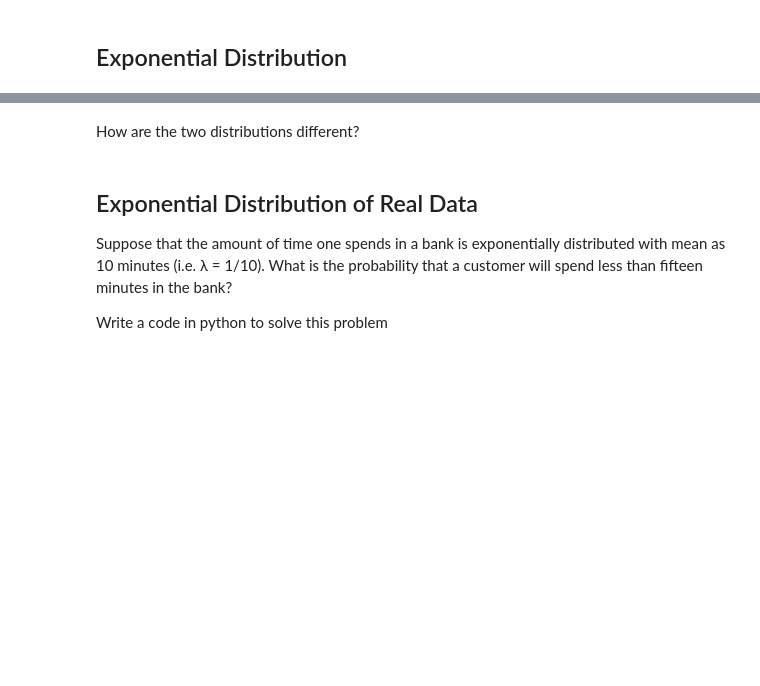
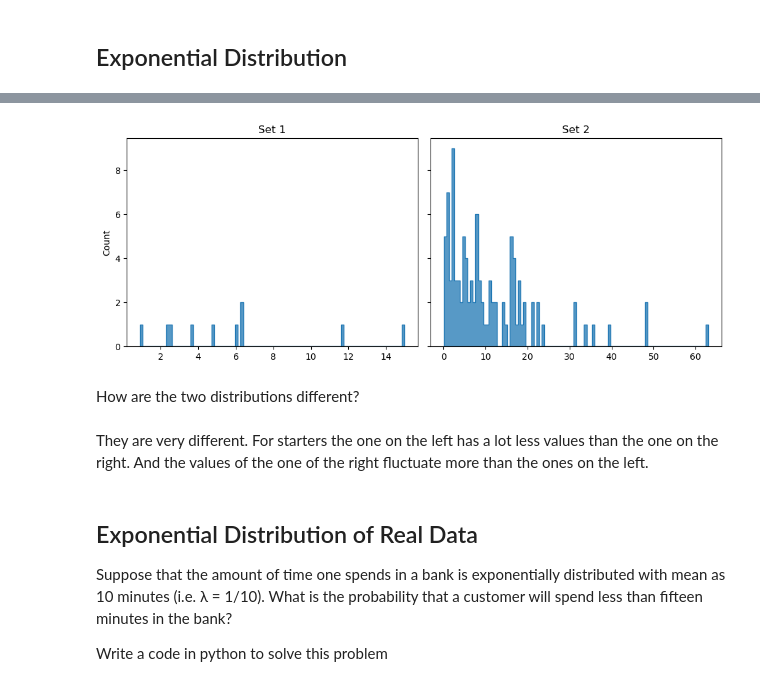
Before and after one commit to Ironhack-Data-Madrid-Octubre-2023/6.1-lab_continuous_probability_distributions, a Jupyter notebook: your-code/main.ipynb, the cells around one changed output, grey strips where cells are left out. Drawn from its saved outputs; the diff is of its cells as text; code cells hidden in the pictures; blank space fills up the shorter version.

```diff
--- a/your-code/main.ipynb
+++ b/your-code/main.ipynb
@@ -162,2 +179,21 @@ Your output should look like below:
+# %%
+# your code here
+data_1 = np.random.exponential(scale=10, size=10)
+data_2 = np.random.exponential(scale=10, size=100)
+# %%
+# your answer here
+fig, axes = plt.subplots(1, 2, figsize=(10, 4), sharey=True)
+
+sns.histplot(data_1, element='step', bins=100, ax=axes[0])
+axes[0].set_title('Set 1')
+
+sns.histplot(data_2, element='step', bins=100, ax=axes[1])
+axes[1].set_title('Set 2')
+
+plt.tight_layout()
+
+plt.show()
+# %% [output]
+[figure, added]
 # %% [markdown]
 How are the two distributions different?
@@ -166,3 +200,5 @@ How are the two distributions different?
+# %% [markdown]
+They are very different. For starters the one on the left has a lot less values than the one on the right. And the values of the one of the right fluctuate more than the ones on the left.
 # %% [markdown]
 ## Exponential Distribution of Real Data
 
```
Also changed, not shown: parts of 12 cells of this notebook.
